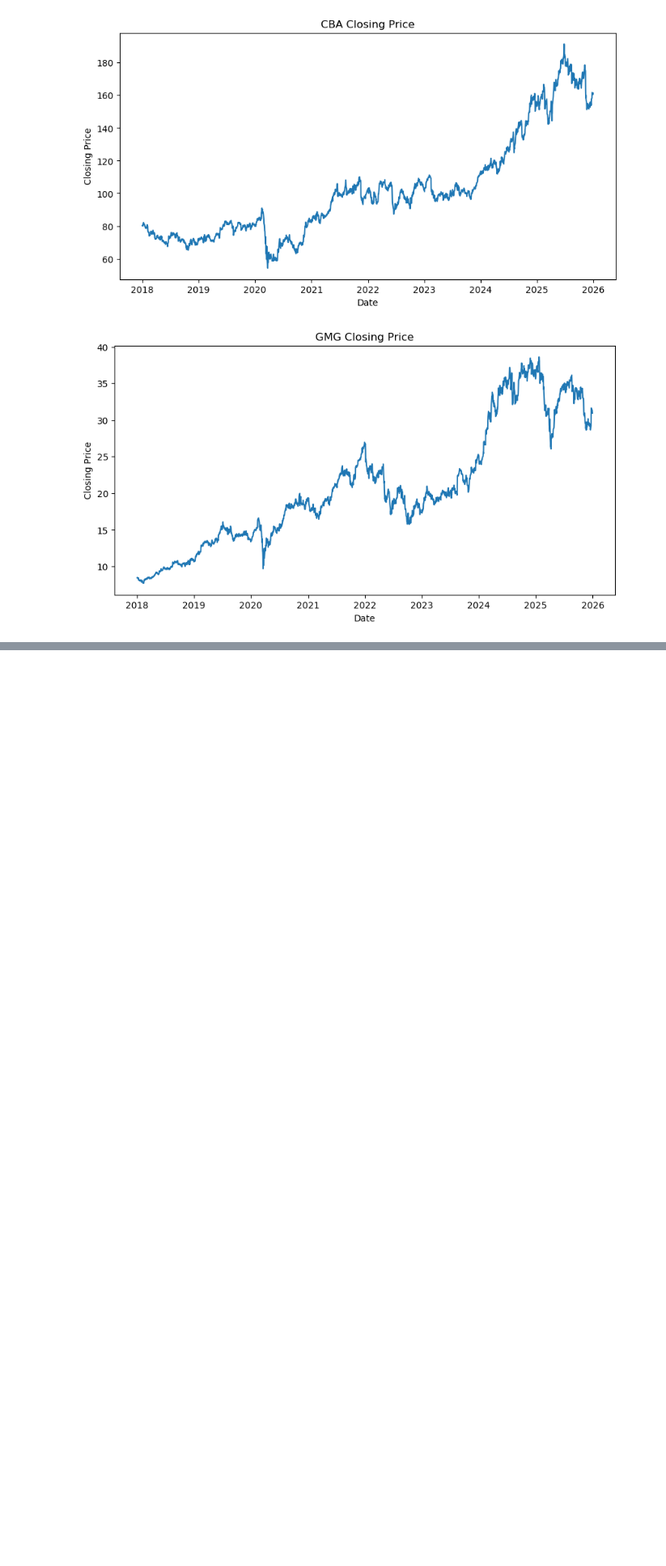
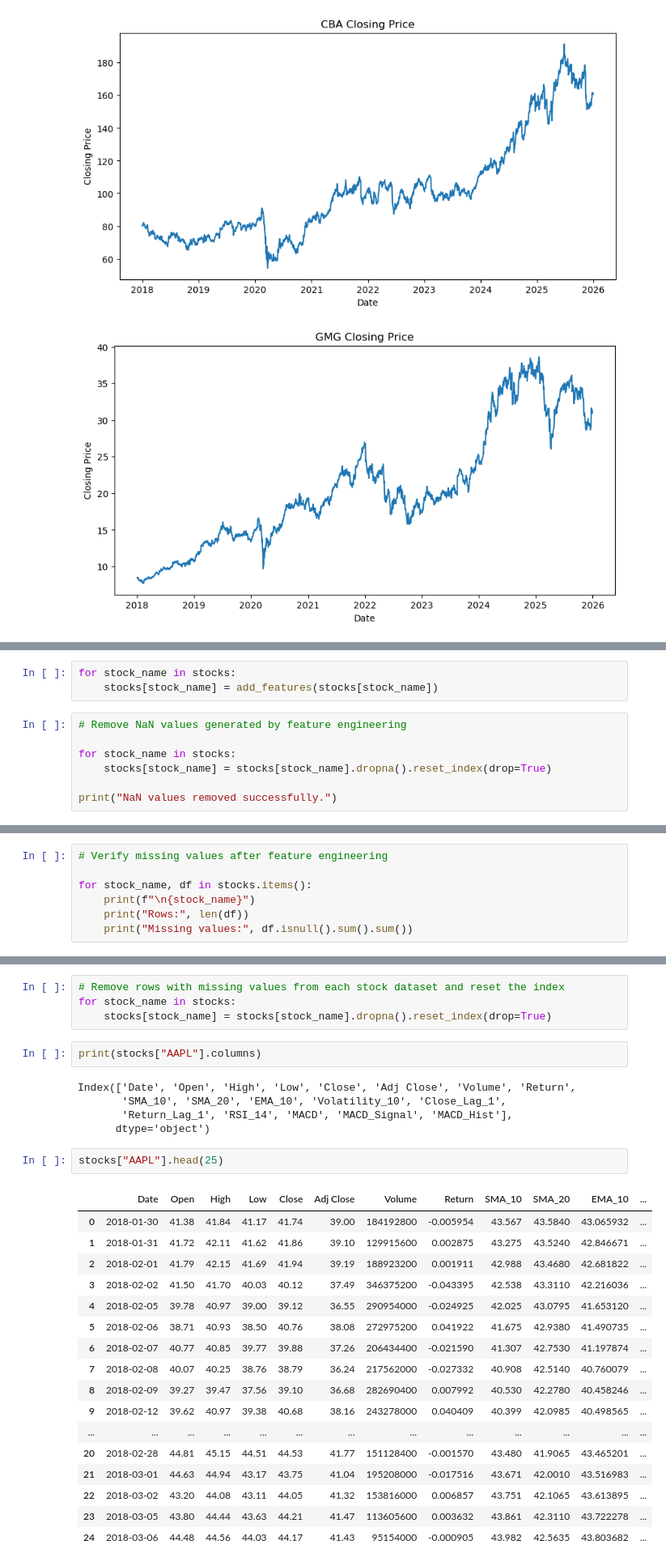
Before and after one commit to ClaraNguyen9130/AI-Powered-Stock-Market-Prediction, a Jupyter notebook: COMP8851_Major Project.ipynb, the cells around one changed output, grey strips where cells are left out. Shown at 81% size. Drawn from its saved outputs; the diff is of its cells as text; blank space fills up the shorter version.

Commit message:
Added Feature Engineering

```diff
--- a/COMP8851_Major Project.ipynb
+++ b/COMP8851_Major Project.ipynb
@@ -274,0 +423,10 @@ for stock_name, df in stocks.items():
+# %%
+for stock_name in stocks:
+    stocks[stock_name] = add_features(stocks[stock_name])
+# %%
+# Remove NaN values generated by feature engineering
+
+for stock_name in stocks:
+    stocks[stock_name] = stocks[stock_name].dropna().reset_index(drop=True)
+
+print("NaN values removed successfully.")
@@ -274,0 +435,7 @@ for stock_name, df in stocks.items():
+# %%
+# Verify missing values after feature engineering
+
+for stock_name, df in stocks.items():
+    print(f"\n{stock_name}")
+    print("Rows:", len(df))
+    print("Missing values:", df.isnull().sum().sum())
@@ -274,0 +460,31 @@ for stock_name, df in stocks.items():
+# %%
+# Remove rows with missing values from each stock dataset and reset the index
+for stock_name in stocks:
+    stocks[stock_name] = stocks[stock_name].dropna().reset_index(drop=True)
+# %%
+print(stocks["AAPL"].columns)
+# %% [output]
+Index(['Date', 'Open', 'High', 'Low', 'Close', 'Adj Close', 'Volume', 'Return',
+       'SMA_10', 'SMA_20', 'EMA_10', 'Volatility_10', 'Close_Lag_1',
+       'Return_Lag_1', 'RSI_14', 'MACD', 'MACD_Signal', 'MACD_Hist'],
+      dtype='object')
+# %%
+stocks["AAPL"].head(25)
+# %% [output]
+|  | Date | Open | High | Low | Close | Adj Close | Volume | Return | SMA_10 | SMA_20 | EMA_10 | ... |
+| 0 | 2018-01-30 | 41.38 | 41.84 | 41.17 | 41.74 | 39.00 | 184192800 | -0.005954 | 43.567 | 43.5840 | 43.065932 | ... |
+| 1 | 2018-01-31 | 41.72 | 42.11 | 41.62 | 41.86 | 39.10 | 129915600 | 0.002875 | 43.275 | 43.5240 | 42.846671 | ... |
+| 2 | 2018-02-01 | 41.79 | 42.15 | 41.69 | 41.94 | 39.19 | 188923200 | 0.001911 | 42.988 | 43.4680 | 42.681822 | ... |
+| 3 | 2018-02-02 | 41.50 | 41.70 | 40.03 | 40.12 | 37.49 | 346375200 | -0.043395 | 42.538 | 43.3110 | 42.216036 | ... |
+| 4 | 2018-02-05 | 39.78 | 40.97 | 39.00 | 39.12 | 36.55 | 290954000 | -0.024925 | 42.025 | 43.0795 | 41.653120 | ... |
+| 5 | 2018-02-06 | 38.71 | 40.93 | 38.50 | 40.76 | 38.08 | 272975200 | 0.041922 | 41.675 | 42.9380 | 41.490735 | ... |
+| 6 | 2018-02-07 | 40.77 | 40.85 | 39.77 | 39.88 | 37.26 | 206434400 | -0.021590 | 41.307 | 42.7530 | 41.197874 | ... |
+| 7 | 2018-02-08 | 40.07 | 40.25 | 38.76 | 38.79 | 36.24 | 217562000 | -0.027332 | 40.908 | 42.5140 | 40.760079 | ... |
+| 8 | 2018-02-09 | 39.27 | 39.47 | 37.56 | 39.10 | 36.68 | 282690400 | 0.007992 | 40.530 | 42.2780 | 40.458246 | ... |
+| 9 | 2018-02-12 | 39.62 | 40.97 | 39.38 | 40.68 | 38.16 | 243278000 | 0.040409 | 40.399 | 42.0985 | 40.498565 | ... |
+| ... | ... | ... | ... | ... | ... | ... | ... | ... | ... | ... | ... | ... |
+| 20 | 2018-02-28 | 44.81 | 45.15 | 44.51 | 44.53 | 41.77 | 151128400 | -0.001570 | 43.480 | 41.9065 | 43.465201 | ... |
+| 21 | 2018-03-01 | 44.63 | 44.94 | 43.17 | 43.75 | 41.04 | 195208000 | -0.017516 | 43.671 | 42.0010 | 43.516983 | ... |
+| 22 | 2018-03-02 | 43.20 | 44.08 | 43.11 | 44.05 | 41.32 | 153816000 | 0.006857 | 43.751 | 42.1065 | 43.613895 | ... |
+| 23 | 2018-03-05 | 43.80 | 44.44 | 43.63 | 44.21 | 41.47 | 113605600 | 0.003632 | 43.861 | 42.3110 | 43.722278 | ... |
+| 24 | 2018-03-06 | 44.48 | 44.56 | 44.03 | 44.17 | 41.43 | 95154000 | -0.000905 | 43.982 | 42.5635 | 43.803682 | ... |
```
Also changed, not shown: parts of 7 cells of this notebook.
